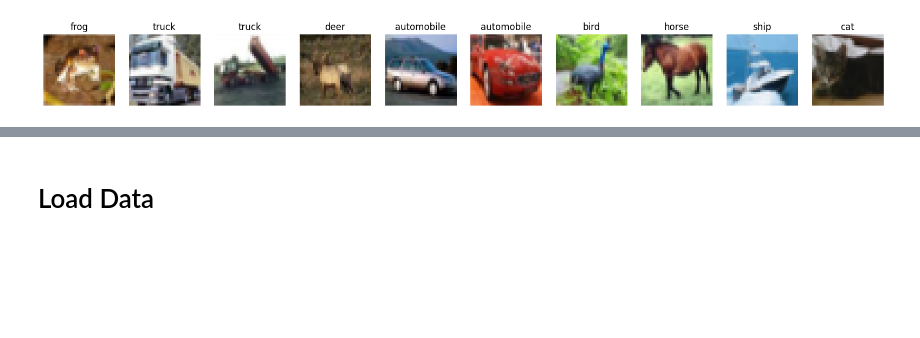
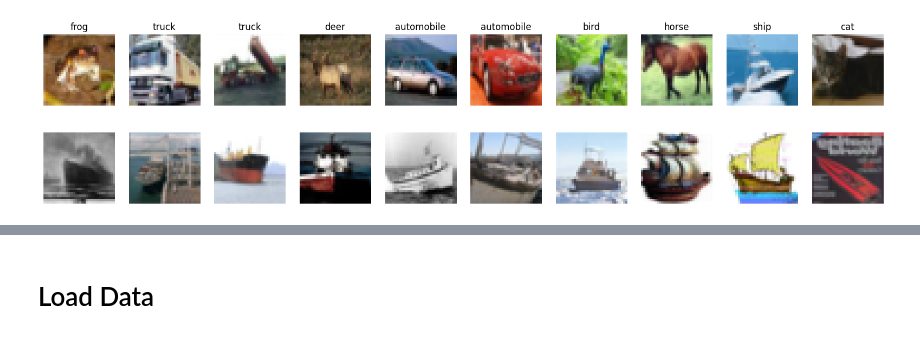
Before and after one commit to JadeAnt/Deep-Learning-Mini-Project, a Jupyter notebook: jaden-s-notebook.ipynb, the cells around one changed output, grey strips where cells are left out. Drawn from its saved outputs; the diff is of its cells as text; code cells hidden in the pictures; blank space fills up the shorter version.

Commit message:
Fixed for kaggle

```diff
--- a/jaden-s-notebook.ipynb
+++ b/jaden-s-notebook.ipynb
@@ -62,4 +62,24 @@ for i in range(10):
 plt.show()
 # %% [output]
 [figure]
+# %%
+# Read the test file, note that it has no labels and needs to be used with your model inference to predict outputs.
+
+# Load the batch
+cifar10_batch = load_cifar_batch('/kaggle/input/deep-learning-mini-project-spring-24-nyu/cifar_test_nolabels.pkl')
+
+# Extract images and convert back to image format
+images = cifar10_batch[b'data']
+# Reshape to (number of images, width, height, channels)
+images = images.reshape((-1, 3, 32, 32)).transpose(0, 2, 3, 1)
+
+# Display the first 10 images
+plt.figure(figsize=(20, 4))
+for i in range(10):
+    plt.subplot(1, 10, i+1)
+    plt.imshow(images[i])
+    plt.axis('off')
+plt.show()
+# %% [output]
+[figure, added]
 # %%
```
Also changed, not shown: parts of 9 cells of this notebook.
